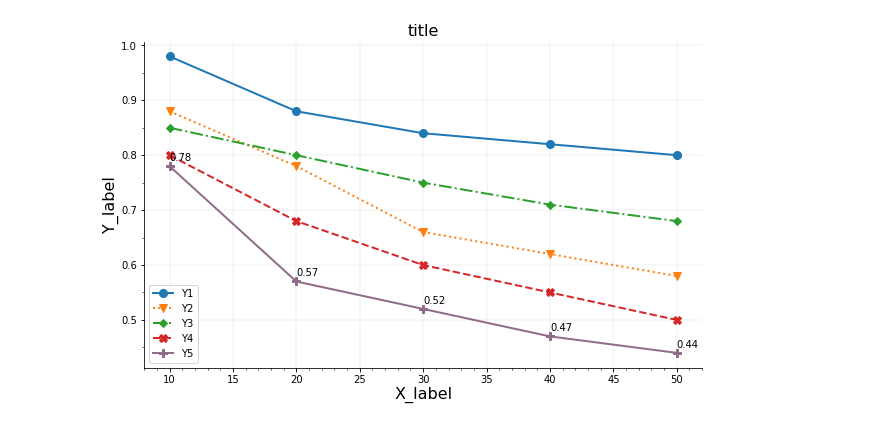
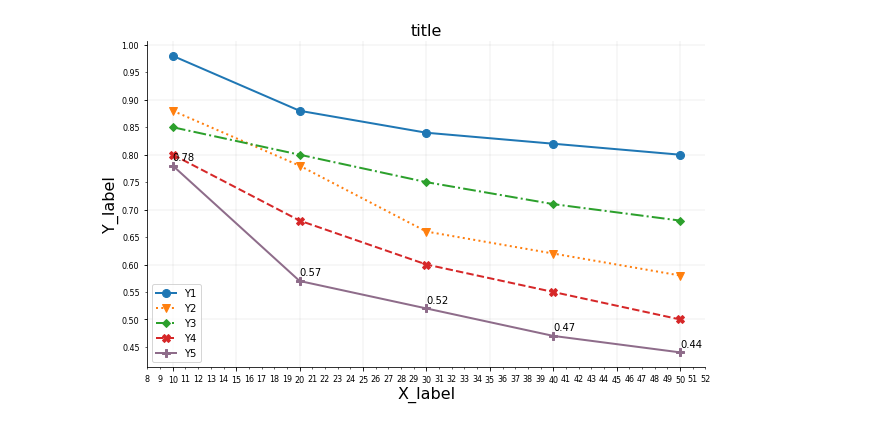
Before and after one commit to myang29/Diagram-Template, a Jupyter notebook: line_chart_matplotlib.ipynb, the cells around one changed output. Drawn from its saved outputs; the diff is of its cells as text; code cells hidden in the pictures.

Commit message:
config file and minor tick label

```diff
--- a/line_chart_matplotlib.ipynb
+++ b/line_chart_matplotlib.ipynb
@@ -2,7 +2,8 @@
 import matplotlib.pyplot as plt
 import pandas as pd
 import numpy as np
-from matplotlib.ticker import MultipleLocator, FormatStrFormatter, AutoMinorLocator
+from decimal import Decimal
+from matplotlib.ticker import MultipleLocator, FormatStrFormatter, AutoMinorLocator, FuncFormatter
 import configparser
 
 cf = configparser.ConfigParser()
@@ -17,19 +18,6 @@ df = pd.DataFrame({'X' :[10,20,30,40,50],
                    'Y6':[0.75,0.52,0.50,0.45,0.42]})
 
 
-# marker type: see https://matplotlib.org/api/markers_api.html
-# all possible line dash:'-',':', '-.', '--'
-
-'''
-# font setting
-font = {'fontsize':16,
-        'fontweight' : 20,
-        'family': 'DejaVu Sans',          # font family, default is DejaVu Sans
-        'verticalalignment': 'center',    # 'top', 'bottom', 'center', 'baseline'
-        'horizontalalignment': 'center'}  # 'center', 'right', 'left'
-'''
-
-
 # font setting
 font = {'fontsize': cf['font']['fontsize'],
         'fontweight' : cf['font']['fontweight'],
@@ -40,51 +28,82 @@ font = {'fontsize': cf['font']['fontsize'],
 
 
 # allow multiple graphing
-fig, ax = plt.subplots(figsize=(10,6))
+FigSize = tuple([float(i) for i in cf['DEFAULT']['figsize'][1:-1].split(",")])
+LineWidth = float(cf['DEFAULT']['linewidth'])
 
+fig, ax = plt.subplots(figsize=FigSize)
 
-plt.plot('X', 'Y1', data=df, marker='o', markersize=8, linestyle='-', linewidth=2)
-plt.plot('X', 'Y2', data=df, marker='v', markersize=8, linestyle=':', linewidth=2)
-plt.plot('X', 'Y3', data=df, marker='D', markersize=6, linestyle='-.', linewidth=2)
-plt.plot('X', 'Y4', data=df, marker='X', markersize=8, linestyle='--', linewidth=2)
-plt.plot('X', 'Y5', data=df, marker='P', markersize=8, linestyle='-', linewidth=2, color='#8E6C8A')
+plt.plot('X', 'Y1', data=df, marker='o', markersize=8, linestyle='-', linewidth=LineWidth)
+plt.plot('X', 'Y2', data=df, marker='v', markersize=8, linestyle=':', linewidth=LineWidth)
+plt.plot('X', 'Y3', data=df, marker='D', markersize=6, linestyle='-.', linewidth=LineWidth)
+plt.plot('X', 'Y4', data=df, marker='X', markersize=8, linestyle='--', linewidth=LineWidth)
+plt.plot('X', 'Y5', data=df, marker='P', markersize=8, linestyle='-', linewidth=LineWidth, color='#8E6C8A')
+# marker type: see https://matplotlib.org/api/markers_api.html
+# all possible line dash:'-',':', '-.', '--'
+
 
 # title
 plt.title("title", font, loc=cf['title']['location'],pad=cf['title']['pad'])
 
 # legend
 # labelpad: Spacing in points between the label and the x-axis.
-plt.xlabel('X_label', fontdict=font, labelpad=10)
-plt.ylabel('Y_label', fontdict=font, labelpad=10)
+plt.xlabel('X_label', fontdict=font, labelpad=float(cf['label']['labelpad']))
+plt.ylabel('Y_label', fontdict=font, labelpad=float(cf['label']['labelpad']))
+
 
 # ticks
+
+# avoid overlap of major and minor tick label
+def x_minor_tick(x,pos):
+    if not x % 5.0:
+        return ""
+    return "%d" % x
+
+def y_minor_tick(x,pos):
+    if not Decimal(str(round(x,2))) % Decimal('0.1'): # deal with modulus for float number
+        return ""
+    return "%.2f" % x
+
+
+# set major and minor ticks for x axis
 majorLocator = MultipleLocator(5)
 majorFormatter = FormatStrFormatter('%d')
 minorLocator = MultipleLocator(1)
 ax.xaxis.set_major_locator(majorLocator)
 ax.xaxis.set_major_formatter(majorFormatter)
 ax.xaxis.set_minor_locator(minorLocator) # for the minor ticks, use no labels; default NullFormatter
+ax.xaxis.set_minor_formatter(FuncFormatter(x_minor_tick))
+
+# set major and minor ticks for y axis
+majorLocator = MultipleLocator(0.1)
+majorFormatter = FormatStrFormatter('%.2f')
 minorLocator = MultipleLocator(0.05)
+ax.yaxis.set_major_locator(majorLocator)
 ax.yaxis.set_minor_locator(minorLocator)
+ax.yaxis.set_major_formatter(majorFormatter)
+ax.yaxis.set_minor_formatter(FuncFormatter(y_minor_tick))
+ax.tick_params(axis='both', which='major', labelsize=float(cf['ticks']['labelsize']), pad = float(cf['ticks']['pad']))
+ax.tick_params(axis='both', which='minor', labelsize=float(cf['ticks']['labelsize']), pad = float(cf['ticks']['pad']))
+
 
 # present number on graph
 for x,y in zip(df['X'].values.tolist(),df['Y5'].values.tolist()):
-    plt.text(x, y+0.01, str(round(y,2)), color = 'black')
+    plt.text(x, y+0.01, str(round(y,2)), color = cf['DEFAULT']['fontcolor'])
 
 
 # removing top and right borders
 ax.spines['top'].set_visible(False)
 ax.spines['right'].set_visible(False)
 
 
 # background grid setting
-ax.xaxis.grid(color ='grey', linewidth=0.2, alpha=0.6) # alpha: soft color
-ax.yaxis.grid(color ='grey', linewidth=0.2, alpha=0.6) # alpha: soft color
+ax.xaxis.grid(color ='grey', linewidth=float(cf['grid']['linewidth']), alpha=float(cf['grid']['alpha'])) # alpha: soft color
+ax.yaxis.grid(color ='grey', linewidth=float(cf['grid']['linewidth']), alpha=float(cf['grid']['alpha'])) # alpha: soft color
 
-plt.legend(ncol=1, loc='lower left')
+plt.legend(ncol=int(cf['legend']['ncol']), loc=cf['legend']['location'])
 
 # save plot as png file
-#plt.savefig('line chart.png') # save plot as png
+plt.savefig('line chart.png') # save plot as png
 plt.show()
 # %% [output]
-[figure, old version]
+[figure, new version]
```
Also changed, not shown: 8 other files.
